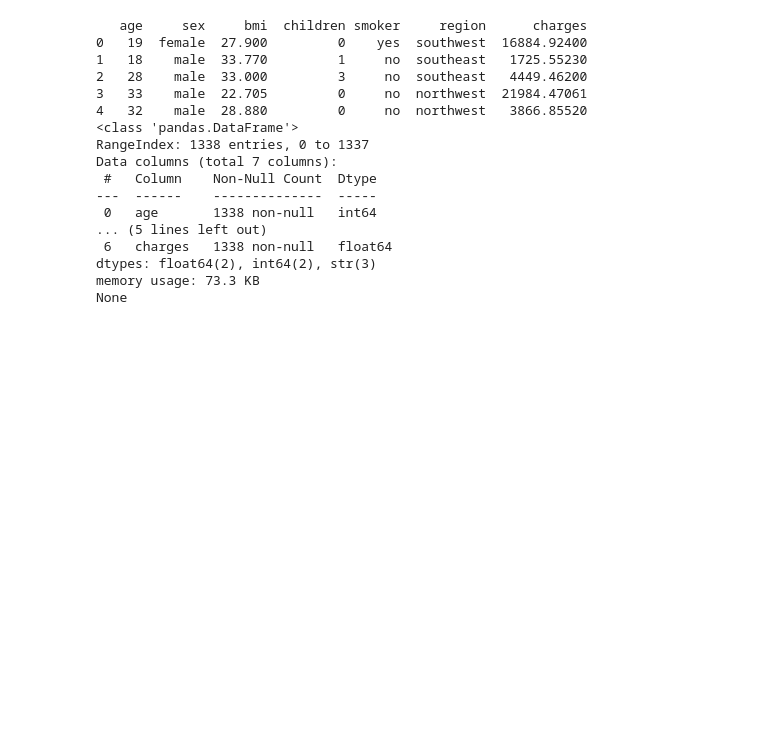
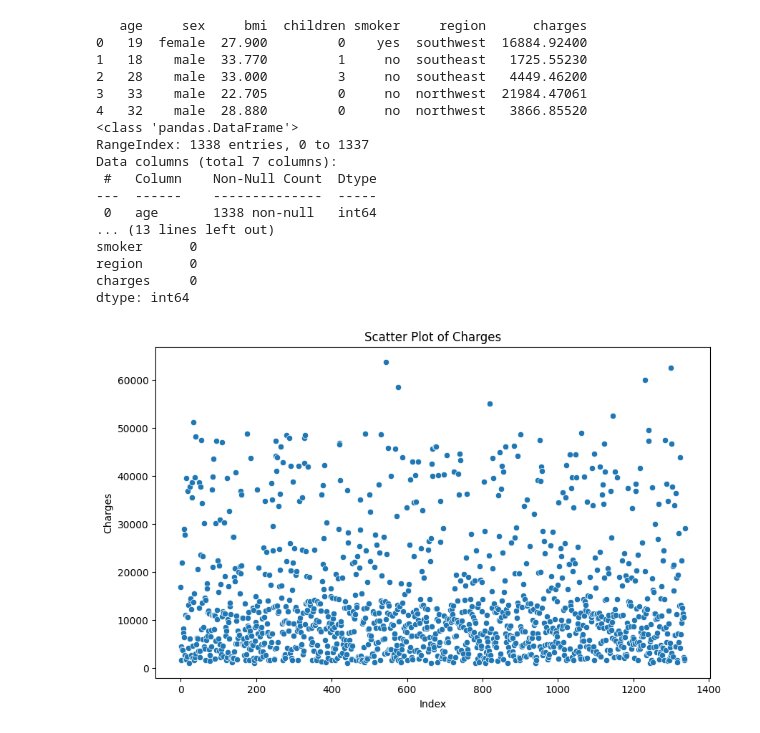
Before and after one commit to cowardclaire/sales-report-numpy, a Jupyter notebook: OneDrive/Documents/vs-code-projects/health-insurance-project/my-jupyter-notebook.ipynb, the cells around one changed output. Saved outputs shown, nothing was run; the diff lists cells and outputs as text; code cells hidden in the pictures; blank space fills up the shorter version.

Commit message:
updating with outliers and missing values checks

```diff
--- a/OneDrive/Documents/vs-code-projects/health-insurance-project/my-jupyter-notebook.ipynb
+++ b/OneDrive/Documents/vs-code-projects/health-insurance-project/my-jupyter-notebook.ipynb
@@ -1,30 +1,42 @@
 # %%
 import pandas as pd
 import numpy as np
 import matplotlib.pyplot as plt
 import seaborn as sns
 import sklearn as sk
 
 #checking data loaded correctly, showing first few rows and info
 
 df = pd.read_csv("Data/insurance.csv")
 print(df.head())
 print(df.info())
+
+#checking for missing values
+print(df.isnull().sum())
+
+#check for outliers in the 'charges' column using a scatter plot
+plt.figure(figsize=(10, 6))
+sns.scatterplot(x=df.index, y='charges', data=df)
+plt.title('Scatter Plot of Charges')
+plt.xlabel('Index')
+plt.ylabel('Charges')
+plt.show()
 # %% [output]
    age     sex     bmi  children smoker     region      charges
 0   19  female  27.900         0    yes  southwest  16884.92400
 1   18    male  33.770         1     no  southeast   1725.55230
 2   28    male  33.000         3     no  southeast   4449.46200
 3   33    male  22.705         0     no  northwest  21984.47061
 4   32    male  28.880         0     no  northwest   3866.85520
 <class 'pandas.DataFrame'>
 RangeIndex: 1338 entries, 0 to 1337
 Data columns (total 7 columns):
  #   Column    Non-Null Count  Dtype
 ---  ------    --------------  -----
  0   age       1338 non-null   int64
-... (5 lines left out)
- 6   charges   1338 non-null   float64
-dtypes: float64(2), int64(2), str(3)
-memory usage: 73.3 KB
-None
+... (13 lines left out)
+smoker      0
+region      0
+charges     0
+dtype: int64
+[figure, added]
```
